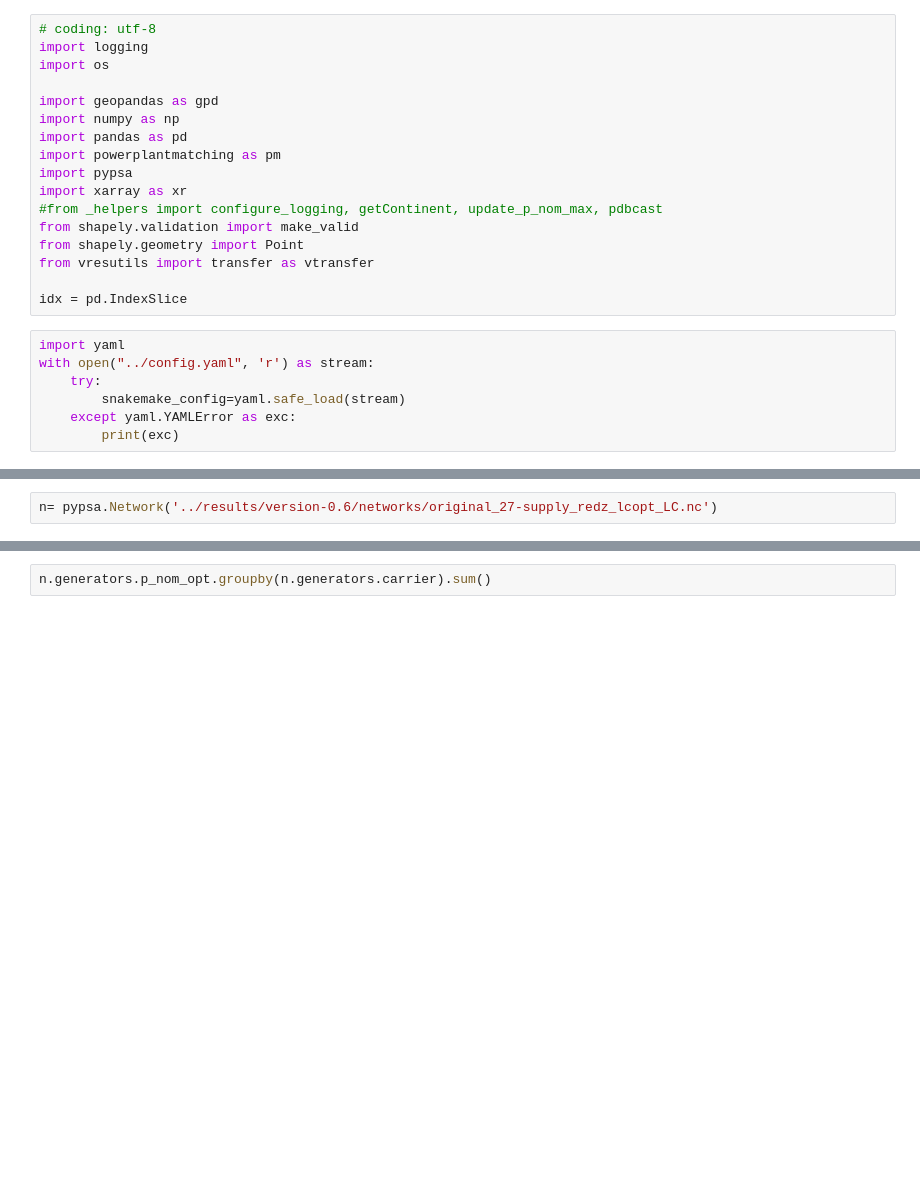
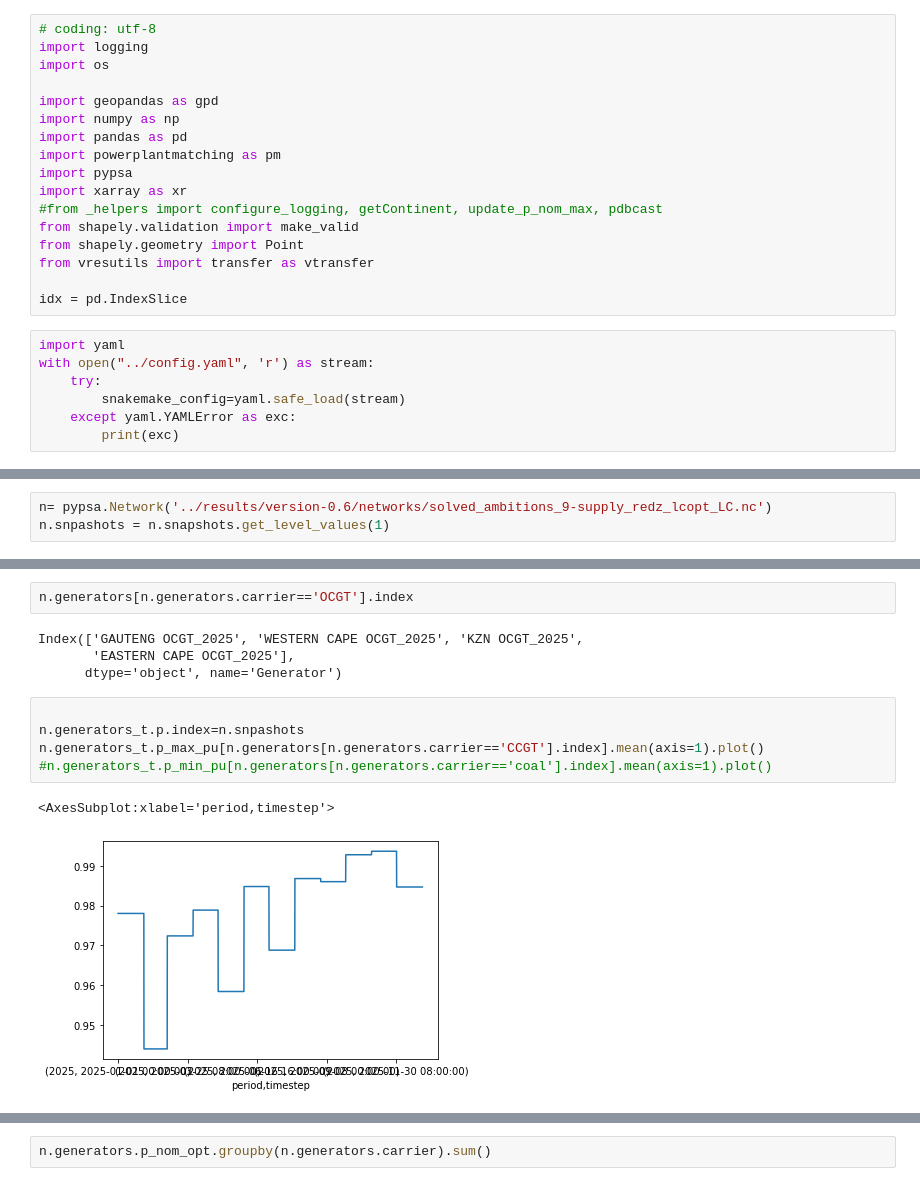
Before and after one commit to PyPSA/pypsa-za, a Jupyter notebook: notebooks/network_playground.ipynb, the cells around one changed output, grey strips where cells are left out. Drawn from its saved outputs; the diff is of its cells as text; blank space fills up the shorter version.

```diff
--- a/notebooks/network_playground.ipynb
+++ b/notebooks/network_playground.ipynb
@@ -25,3 +29,4 @@ with open("../config.yaml", 'r') as stream:
 # %%
-n= pypsa.Network('../results/version-0.6/networks/original_27-supply_redz_lcopt_LC.nc')
+n= pypsa.Network('../results/version-0.6/networks/solved_ambitions_9-supply_redz_lcopt_LC.nc')
+n.snpashots = n.snapshots.get_level_values(1)
 # %% [output]
@@ -28,0 +73,14 @@ INFO:pypsa.io:Imported network original_27-supply_redz_lcopt_LC.nc has buses, ca
+# %%
+n.generators[n.generators.carrier=='OCGT'].index
+# %% [output]
+Index(['GAUTENG OCGT_2025', 'WESTERN CAPE OCGT_2025', 'KZN OCGT_2025',
+       'EASTERN CAPE OCGT_2025'],
+      dtype='object', name='Generator')
+# %%
+
+n.generators_t.p.index=n.snpashots
+n.generators_t.p_max_pu[n.generators[n.generators.carrier=='CCGT'].index].mean(axis=1).plot()
+#n.generators_t.p_min_pu[n.generators[n.generators.carrier=='coal'].index].mean(axis=1).plot()
+# %% [output]
+<AxesSubplot:xlabel='period,timestep'>
+[figure, added]
```
Also changed, not shown: parts of 19 cells of this notebook, 8 other files.
